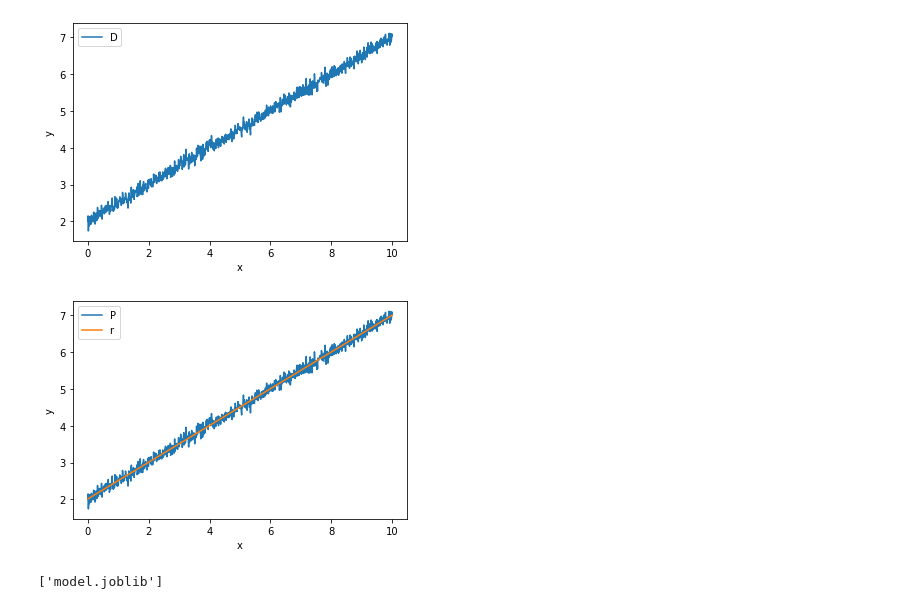
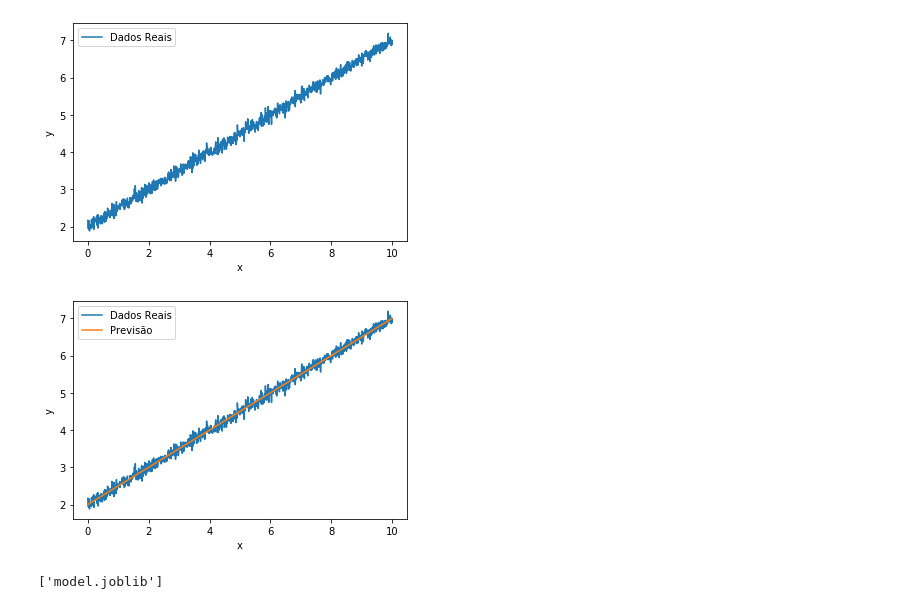
Before and after one commit to pauloeddias/docker-scikitlearn-flask, a Jupyter notebook: train/train.ipynb, the cells around one changed output. Drawn from its saved outputs; the diff is of its cells as text; code cells hidden in the pictures.

```diff
--- a/train/train.ipynb
+++ b/train/train.ipynb
@@ -9,27 +9,26 @@ y = 0.5*x+2
 noise = np.random.normal(0,0.1,n)
 y = y + noise
 plt.plot(x,y)
-plt.legend("Dados Reais")
+plt.legend(["Dados Reais"])
 plt.xlabel('x')
 plt.ylabel('y')
 plt.show()
 # %% [output]
-[figure, old version]
+[figure, new version]
 # %%
 x = x.reshape(-1,1)
 y = y.reshape(-1,1)
 model = LinearRegression()
 model.fit(x,y)
 yhat = model.predict(x)
 plt.plot(x,y)
-plt.legend("Dados Reais")
 plt.xlabel('x')
 plt.ylabel('y')
 plt.plot(x,yhat)
-plt.legend("Previsão")
+plt.legend(["Dados Reais",'Previsão'])
 plt.show()
 # %% [output]
-[figure, old version]
+[figure, new version]
 # %%
 import joblib
 joblib.dump(model,'../server/model.joblib')
```
Also changed, not shown: parts of 1 cell of this notebook, 1 other file.
